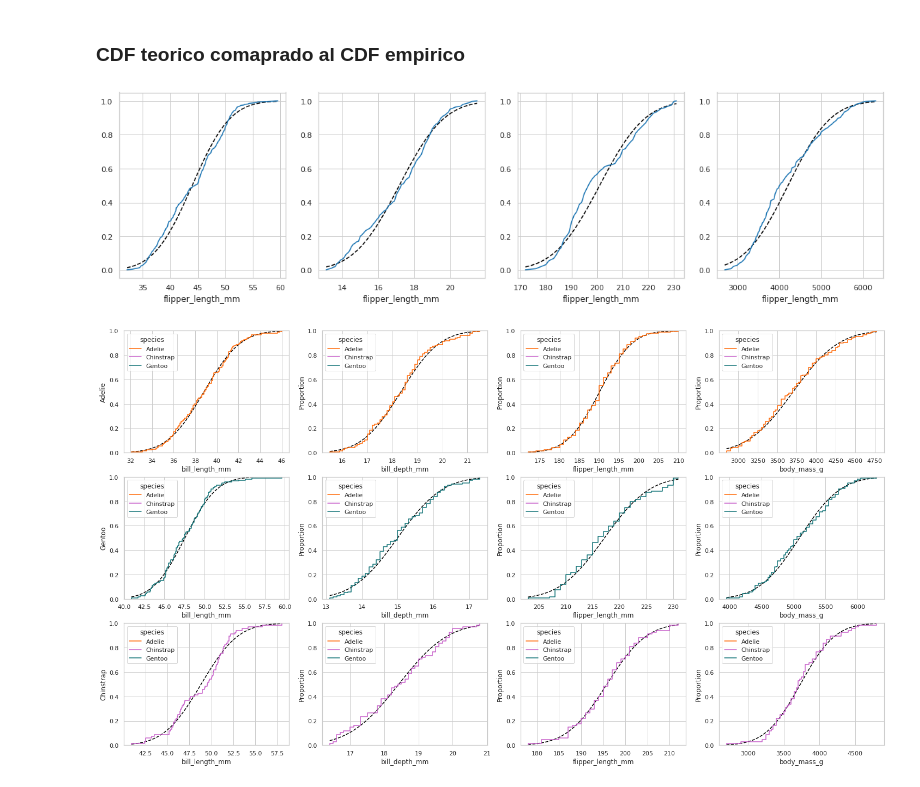
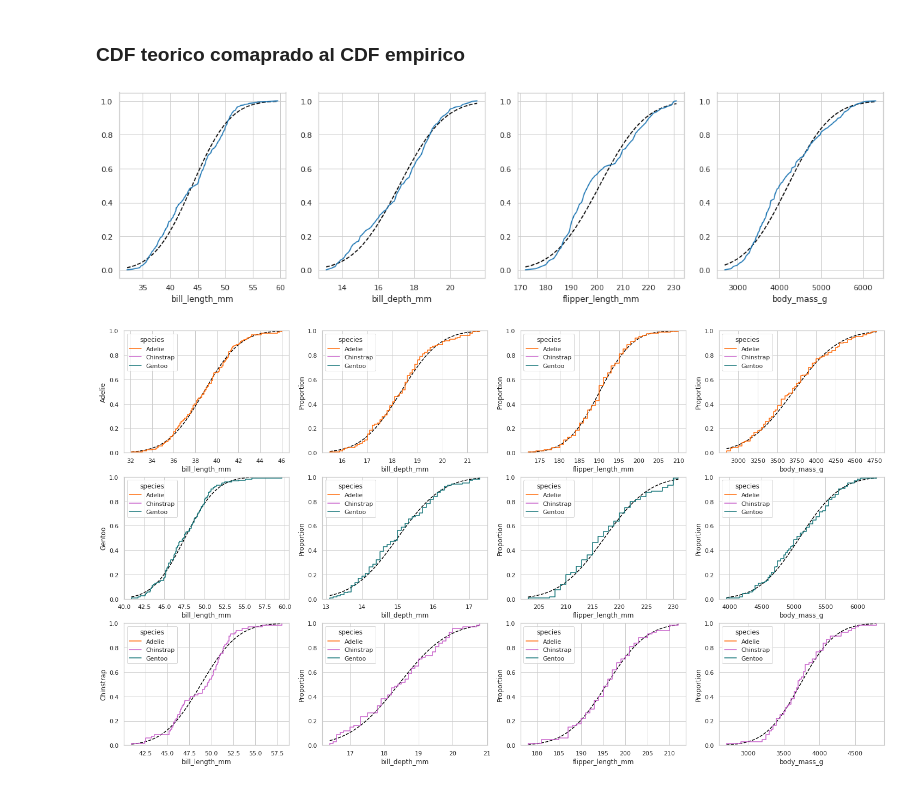
Before and after one commit to mazzaroli/EDA, a Jupyter notebook: project/notebook.ipynb, the cells around one changed output. Cells and saved outputs as stored; diff of their text form; code cells hidden in the pictures.

```diff
--- a/project/notebook.ipynb
+++ b/project/notebook.ipynb
@@ -37,6 +37,9 @@ penguin_color = {
     'Dream': '#345469',
     'female':'pink',
     'male':'skyblue',
+    2007:'#ead3c9',
+    2008:'#a86790',
+    2009:'#2e2541',
 }
 # %% [markdown]
 ### Cargar los datos
@@ -414,22 +417,22 @@ for i in range(len(species)+1):
 # %%
 fig,ax = plt.subplots(1,len(numeric_columns)-1, figsize=(20,5))
 
 for i in range(len(numeric_columns)-1):
     stats = penguins_df[numeric_columns[i]].describe()
 
     xs = np.linspace(stats['min'],stats['max'])
     ys = scipy.stats.norm(stats['mean'], stats['std']).cdf(xs)
 
     ax[i].plot(xs,ys, color='black', linestyle='--')
 
     #grafica de la distribucion de los datos reales
     ax[i].plot(empiricaldist.Cdf.from_seq(
         penguins_df[numeric_columns[i]],
         normalize=True
     ))
-    ax[i].set_xlabel(numeric_columns[j])
+    ax[i].set_xlabel(numeric_columns[i])
 # %% [output]
-[figure, old version]
+[figure, new version]
 # %%
 fig,ax = plt.subplots(len(specie),len(numeric_columns)-1, figsize=(25,14))
 
```
Also changed, not shown: parts of 12 cells of this notebook, 2 other files.
